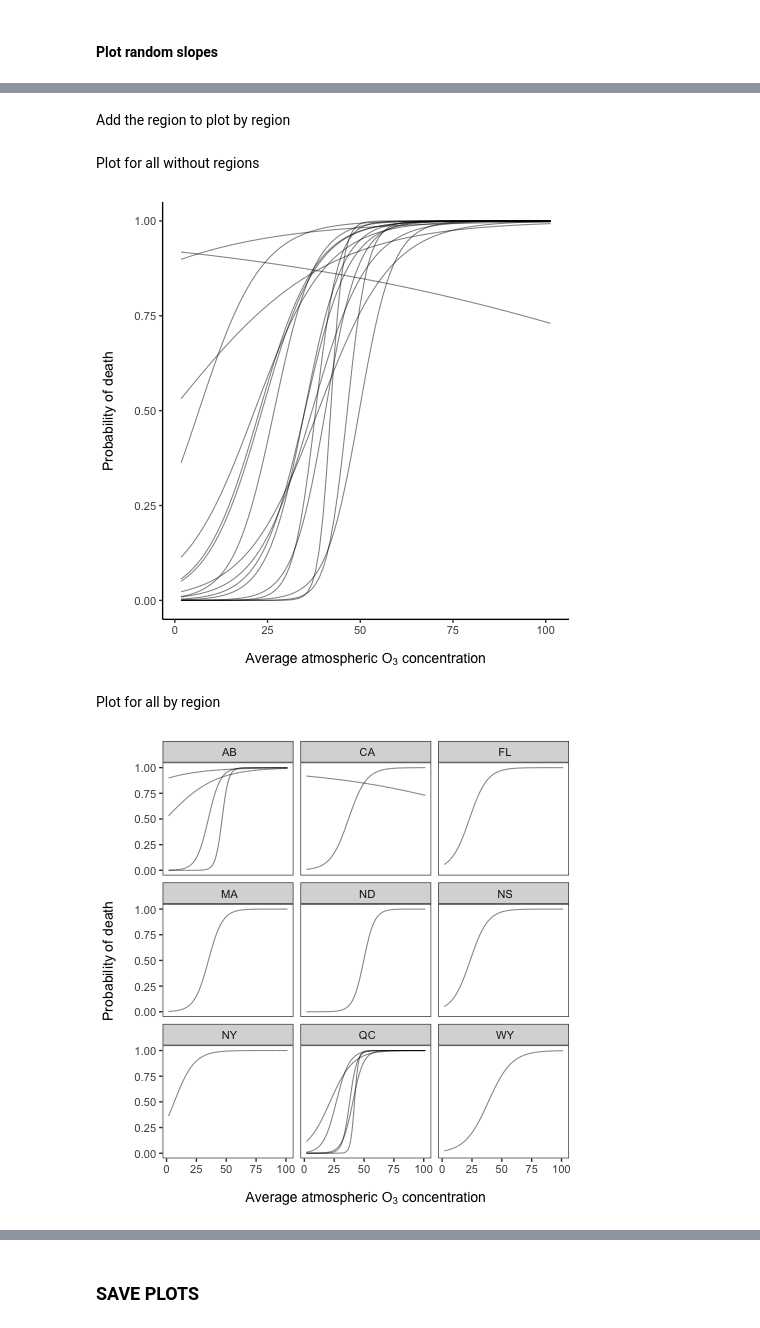
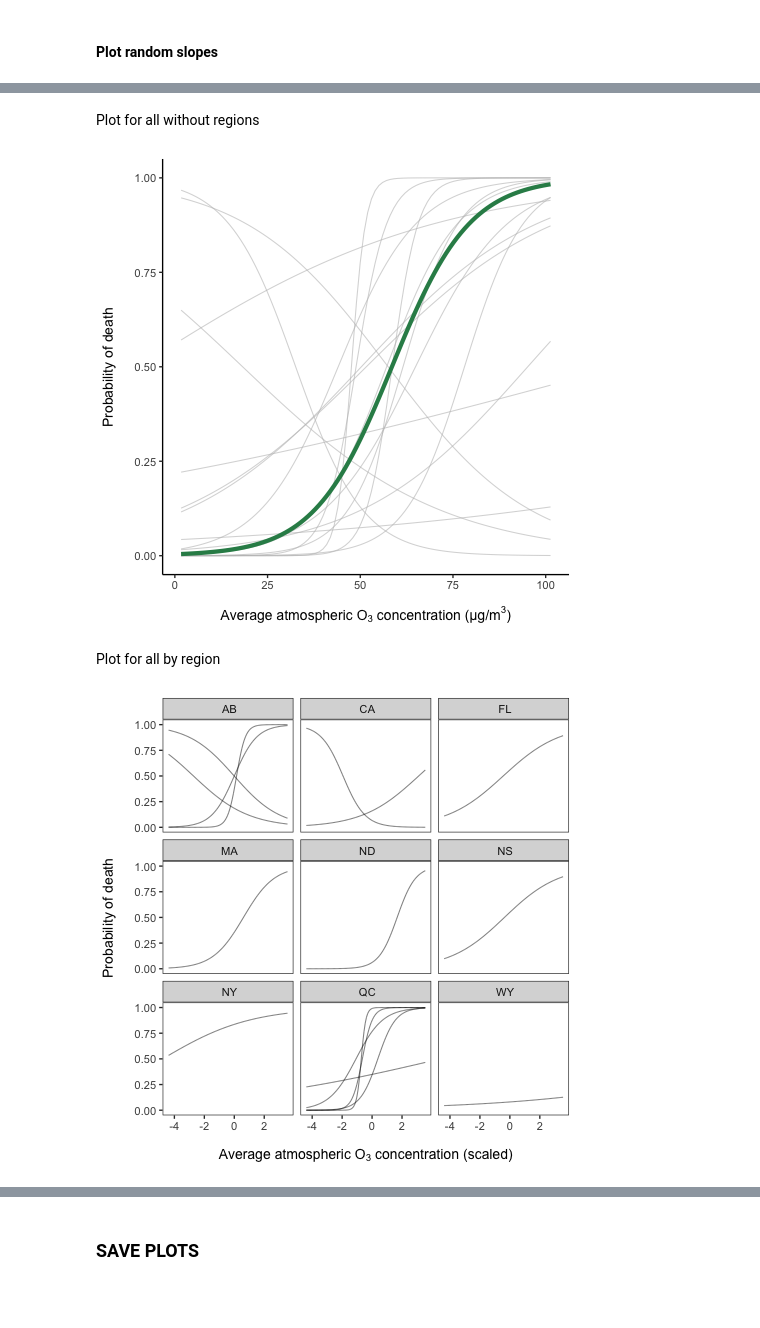
Before and after one commit to Nectar-Technologies/ledge-nectar, a Jupyter notebook: aqi/notebooks/04_plot_GLMM.ipynb, the cells around one changed output, grey strips where cells are left out. Saved outputs shown, nothing was run; the diff lists cells and outputs as text; code cells hidden in the pictures; blank space fills up the shorter version.

```diff
--- a/aqi/notebooks/04_plot_GLMM.ipynb
+++ b/aqi/notebooks/04_plot_GLMM.ipynb
@@ -66,3 +68,8 @@ Loading required package: viridisLite
+# %%
+%%R
+data$ndvi_average_sc <- scale(data$ndvi_average)
+data$o3_average_sc <- scale(data$o3_average)
+data$wspd_average_sc <- scale(data$wspd_average_og)
 # %% [markdown]
 Import the best model directly in R
 # %%
@@ -208,0 +266,5 @@ ggplot(data = filtered_data, aes(x = region, y = o3_average, colour = season)) +
+# %%
+%%R
+filtered_data$ndvi_average_sc <- scale(filtered_data$ndvi_average)
+filtered_data$o3_average_sc <- scale(filtered_data$o3_average)
+filtered_data$wspd_average_sc <- scale(filtered_data$wspd_average_og)
@@ -577,2 +771,0 @@ for (op_id in rownames(random_effects)) {
-# %% [markdown]
-Add the region to plot by region
@@ -589,28 +841,38 @@ Plot for all without regions
 # %%
 %%R
-p4 <- ggplot(predictions_data, aes(x = o3_average, y = predicted, group = operation_id)) +
-  geom_line(alpha = 0.5) +
+# Step 3) ------------------------------------------------------
+
+p6 <- ggplot() +
+  geom_line(
+    data = predictions_data,
+    aes(x = o3_average, y = predicted, group = operation_id),
+    color = "gray",
+    alpha = 0.6
+  ) +
+  geom_line(
+    data = global_trend,
+    aes(x = o3_average, y = predicted),
+    color = "seagreen", linewidth = 2
+  ) +
   labs(
-    x = expression("Average atmospheric O"[3] * " concentration"),
-    y = "Probability of death\n"
-  ) +
-  scale_y_continuous(breaks = seq(0, 1, 0.25), limits = c(0, 1)) +
+    x = expression("Average atmospheric O"[3] * " concentration (µg/m"^3*")"),
+    y = "Probability of death\n") +
   theme_classic(base_size = 14) +
   theme(
-    legend.position = "none",
-    axis.title.x = element_text(margin = margin(t = 16))
-    )
-p4
+    axis.title.x = element_text(margin = margin(t = 14))
+  )
+
+p6
 # %% [output]
-[figure, old version]
+[figure, new version]
 # %% [markdown]
 Plot for all by region
 # %%
 %%R
-p5 <- ggplot(predictions_data, aes(x = o3_average, y = predicted, group = operation_id)) +
+p7 <- ggplot(predictions_data, aes(x = o3_average, y = predicted, group = operation_id)) +
   geom_line(alpha = 0.5) +
   labs(
-    x = expression("Average atmospheric O"[3] * " concentration"),
+    x = expression("Average atmospheric O"[3] * " concentration (scaled)"),
     y = "Probability of death\n"
   ) +
   scale_y_continuous(breaks = seq(0, 1, 0.25), limits = c(0, 1)) +
@@ -621,6 +883,6 @@ p5 <- ggplot(predictions_data, aes(x = o3_average, y = predicted, group = operat
     panel.grid = element_blank(),
     axis.title.x = element_text(margin = margin(t = 16))
   )
-p5
+p7
 # %% [output]
-[figure, old version]
+[figure, new version]
```
Also changed, not shown: parts of 72 cells of this notebook.
